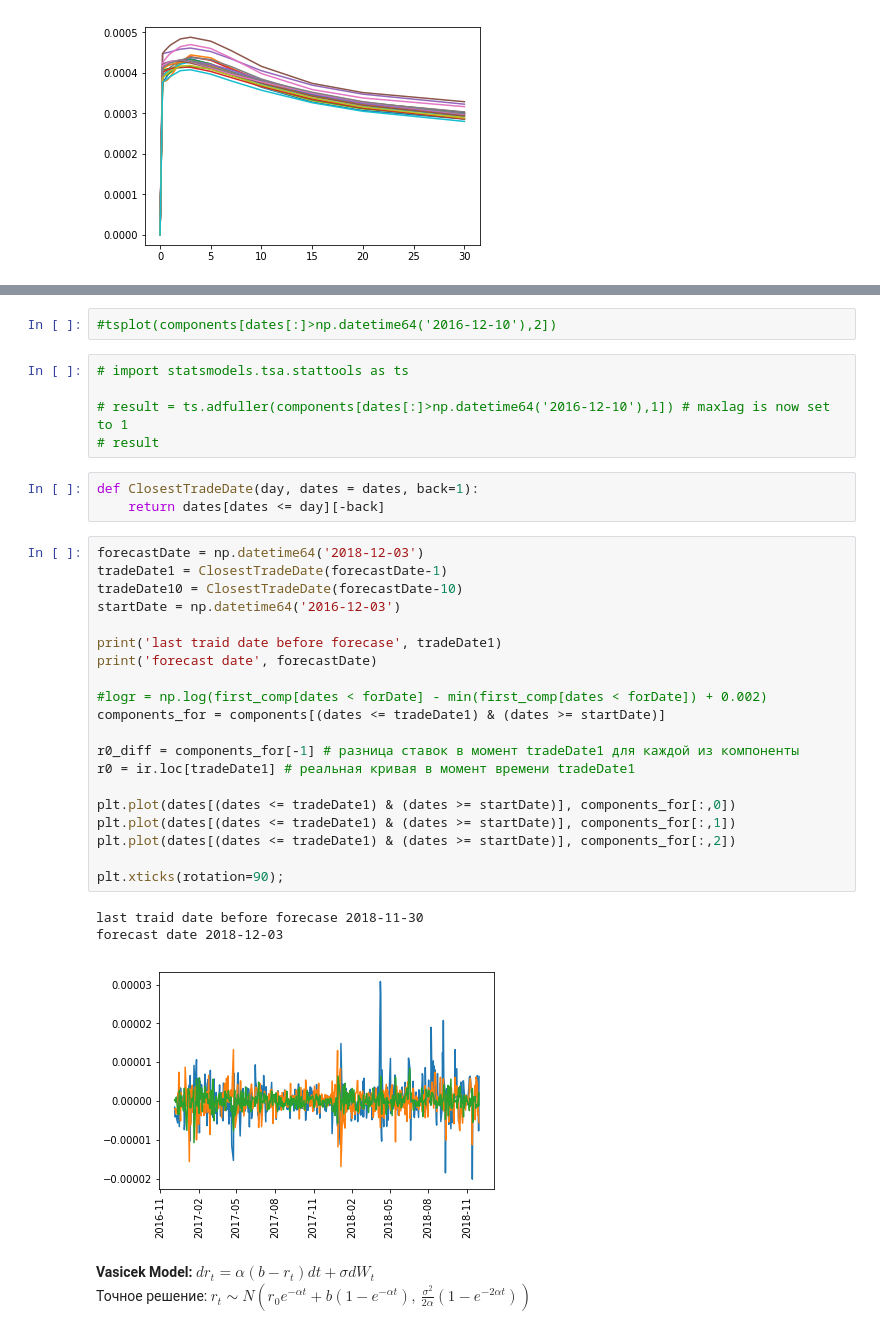
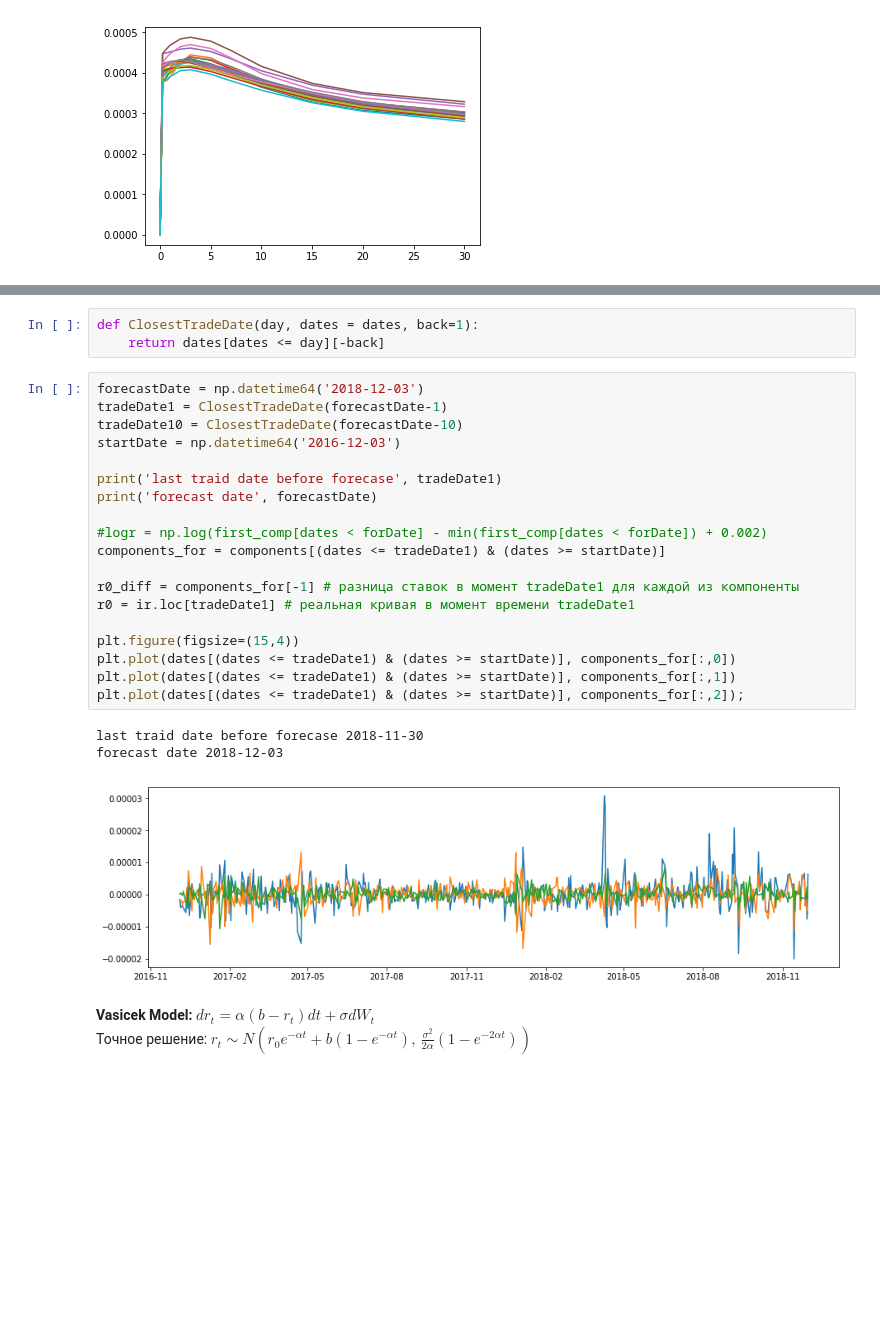
Before and after one commit to umanetz/risk_management, a Jupyter notebook: Bonds2.ipynb, the cells around one changed output, grey strips where cells are left out. Cells and saved outputs as stored; diff of their text form; blank space fills up the shorter version.

```diff
--- a/Bonds2.ipynb
+++ b/Bonds2.ipynb
@@ -70,37 +68,29 @@ def tsplot(y, lags=None, figsize=(15, 10), style='bmh'):
-# %%
-#tsplot(components[dates[:]>np.datetime64('2016-12-10'),2])
-# %%
-# import statsmodels.tsa.stattools as ts
-
-# result = ts.adfuller(components[dates[:]>np.datetime64('2016-12-10'),1]) # maxlag is now set to 1
-# result
 # %%
 def ClosestTradeDate(day, dates = dates, back=1):
     return dates[dates <= day][-back]
 # %%
 forecastDate = np.datetime64('2018-12-03')
 tradeDate1 = ClosestTradeDate(forecastDate-1)
 tradeDate10 = ClosestTradeDate(forecastDate-10)
 startDate = np.datetime64('2016-12-03')
 
 print('last traid date before forecase', tradeDate1)
 print('forecast date', forecastDate)
 
 #logr = np.log(first_comp[dates < forDate] - min(first_comp[dates < forDate]) + 0.002)
 components_for = components[(dates <= tradeDate1) & (dates >= startDate)]
 
 r0_diff = components_for[-1] # разница ставок в момент tradeDate1 для каждой из компоненты
 r0 = ir.loc[tradeDate1] # реальная кривая в момент времени tradeDate1
 
+plt.figure(figsize=(15,4))
 plt.plot(dates[(dates <= tradeDate1) & (dates >= startDate)], components_for[:,0])
 plt.plot(dates[(dates <= tradeDate1) & (dates >= startDate)], components_for[:,1])
-plt.plot(dates[(dates <= tradeDate1) & (dates >= startDate)], components_for[:,2])
-
-plt.xticks(rotation=90);
+plt.plot(dates[(dates <= tradeDate1) & (dates >= startDate)], components_for[:,2]);
 # %% [output]
 last traid date before forecase 2018-11-30
 forecast date 2018-12-03
-[figure, old version]
+[figure, new version]
 # %% [markdown]
 __Vasicek Model:__ $dr_t = \alpha(b-r_t)dt + \sigma dW_t$
 Точное решение: $r_t \sim N\left(r_0 e^{-\alpha t} + b (1-e^{-\alpha t}),\,\tfrac{\sigma^2}{2\alpha}\left(1-e^{-2\alpha t}\right)\right)
```
Also changed, not shown: parts of 54 cells of this notebook.
